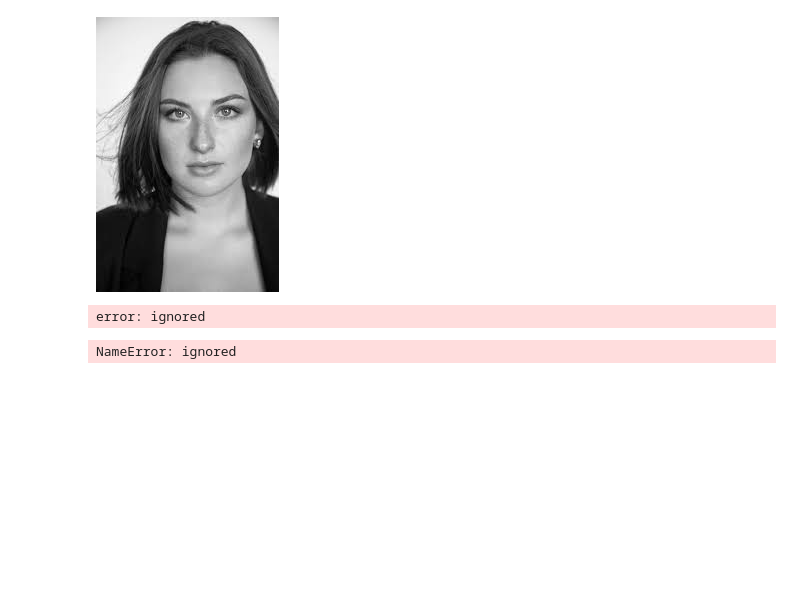
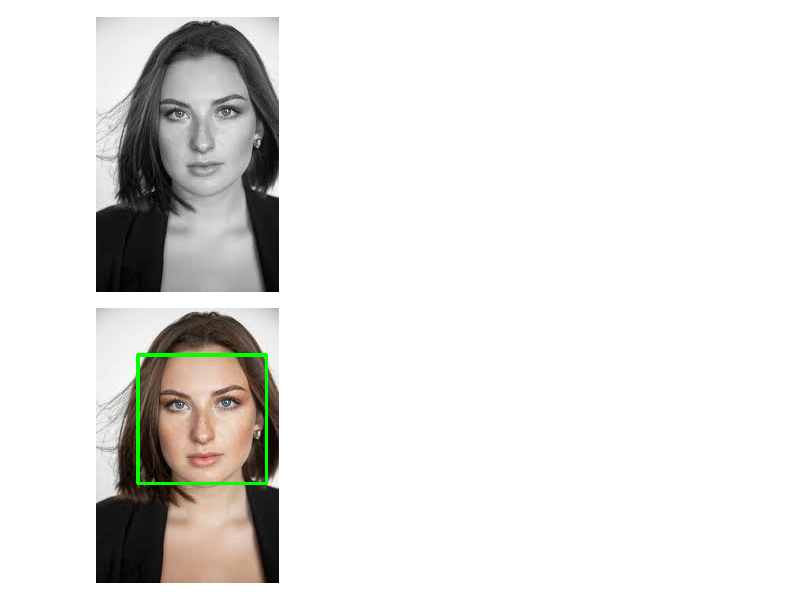
Before and after one commit to cagBRT/computer-vision, a Jupyter notebook: faceDetection.ipynb, the cells around one changed output. Drawn from its saved outputs; the diff is of its cells as text; code cells hidden in the pictures; blank space fills up the shorter version.

```diff
--- a/faceDetection.ipynb
+++ b/faceDetection.ipynb
@@ -61,19 +58,25 @@ gray = cv2.cvtColor(image, cv2.COLOR_BGR2GRAY)
 cv2_imshow(gray)
 # %% [output]
 [figure]
-# %%
-cascPath = r"C:\opencv\sources\data\haarcascades\haarcascade_frontalface_alt2.xml"
-fd = FaceDetector("face")
-faceRects = fd.detect(gray,
-                      scaleFactor = 1.1,
-                      minNeighbors = 5,
-                      minSize = (30, 30))
-print("I found {} face(s)".format(len(faceRects)))
-# %% [output]
-error: ignored
+# %%
+# initialize front face classifier
+cascade = cv2.CascadeClassifier(
+  "/content/opencv/data/haarcascades/haarcascade_frontalface_default.xml")
+
+frame = cv2.imread('face.jpeg')
+
+# Convert to black-and-white
+gray = cv2.cvtColor(image, cv2.COLOR_BGR2GRAY)
+blackwhite = cv2.equalizeHist(gray)
+
+rects = cascade.detectMultiScale(blackwhite,
+                                 scaleFactor=1.3,
+                                 minNeighbors=4,
+                                 minSize=(30, 30),
+                                 flags=cv2.CASCADE_SCALE_IMAGE)
 # %%
-for (x, y, w, h) in faceRects:
+for (x, y, w, h) in rects:
   cv2.rectangle(image, (x, y), (x + w, y + h), (0, 255, 0), 2)
 cv2_imshow(image)
 # %% [output]
-NameError: ignored
+[figure, added]
```
Also changed, not shown: parts of 3 cells of this notebook.
